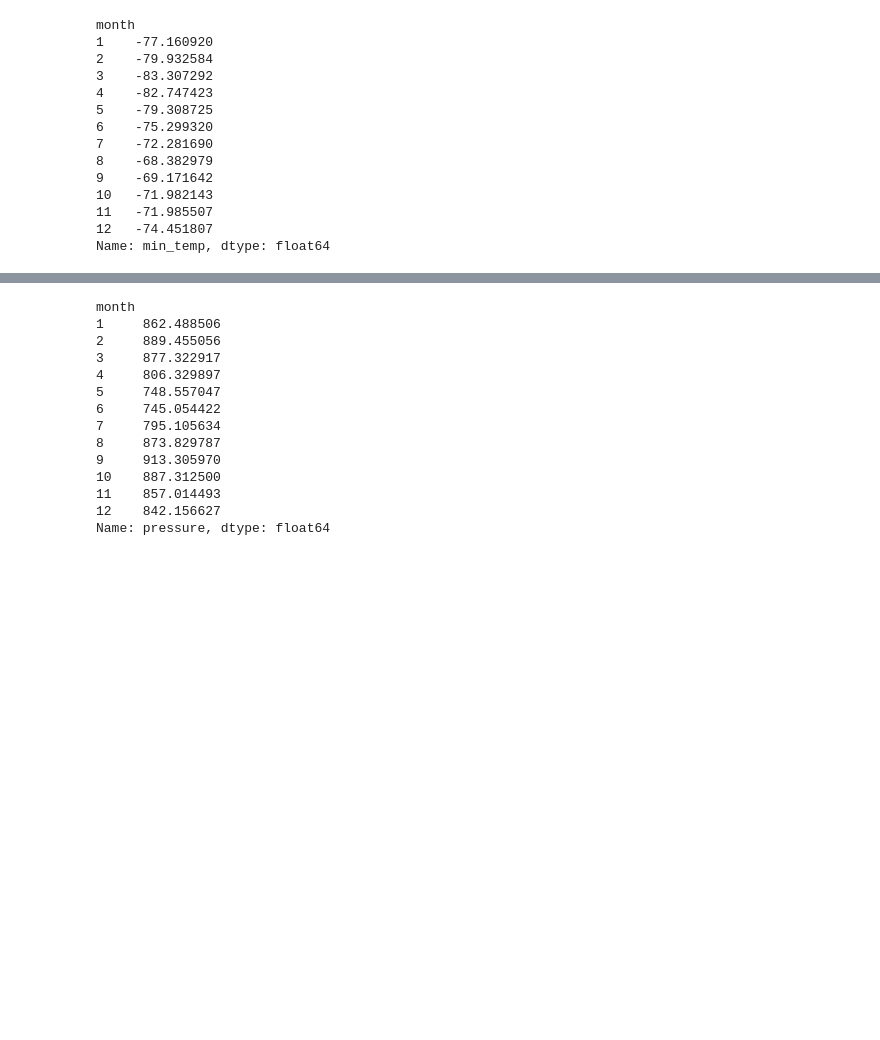
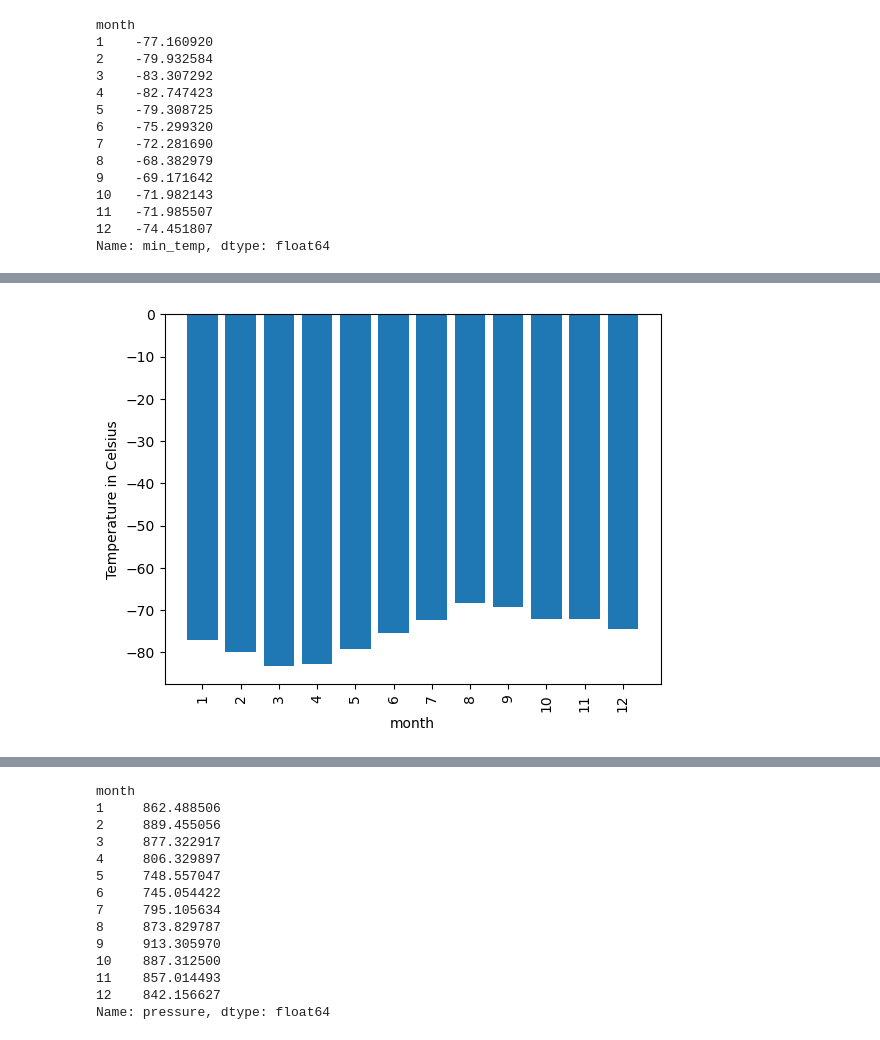
Before and after one commit to Julian-Panditharatne/web-scraping_challenge, a Jupyter notebook: part_2_mars_weather.ipynb, the cells around one changed output, grey strips where cells are left out. Saved outputs shown, nothing was run; the diff lists cells and outputs as text; code cells hidden in the pictures; blank space fills up the shorter version.

```diff
--- a/part_2_mars_weather.ipynb
+++ b/part_2_mars_weather.ipynb
@@ -160,5 +132,8 @@ dtype: object
 # %%
+# Change data types for data analysis
+table_df=table_df.astype({'terrestrial_date':'datetime64[ns]','sol':'int64', 'ls':'int64', 'month':'int64', 'min_temp':'float64', 'pressure':'float64'})
 # Confirm type changes were successful by examining data types again
+table_df.dtypes
 # %% [output]
 id                          object
 terrestrial_date    datetime64[ns]
@@ -206,6 +184,8 @@ Name: month, dtype: int64
 1867
 # %%
 # 3. What is the average low temperature by month?
+monthly_avg_min_temp = table_df.groupby(['month'])['min_temp'].mean()
+monthly_avg_min_temp
 # %% [output]
 month
 1    -77.160920
@@ -231,0 +204,9 @@ Name: min_temp, dtype: float64
+# %%
+# Plot the average temperature by month
+plt.bar(monthly_avg_min_temp.index, monthly_avg_min_temp.values)
+plt.xlabel('month')
+plt.ylabel("Temperature in Celsius")
+plt.xticks(ticks=monthly_avg_min_temp.index.values, rotation=90)
+plt.show()
+# %% [output]
+[figure, added]
```
Also changed, not shown: parts of 17 cells of this notebook, 2 other files.
